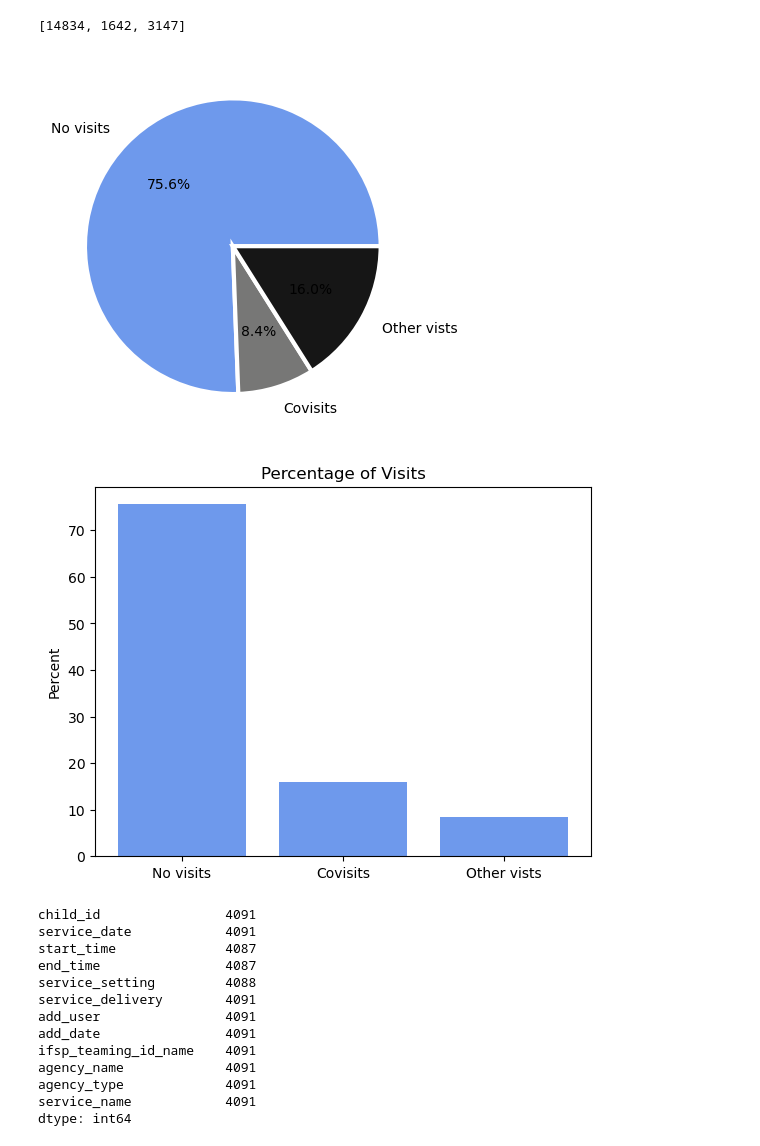
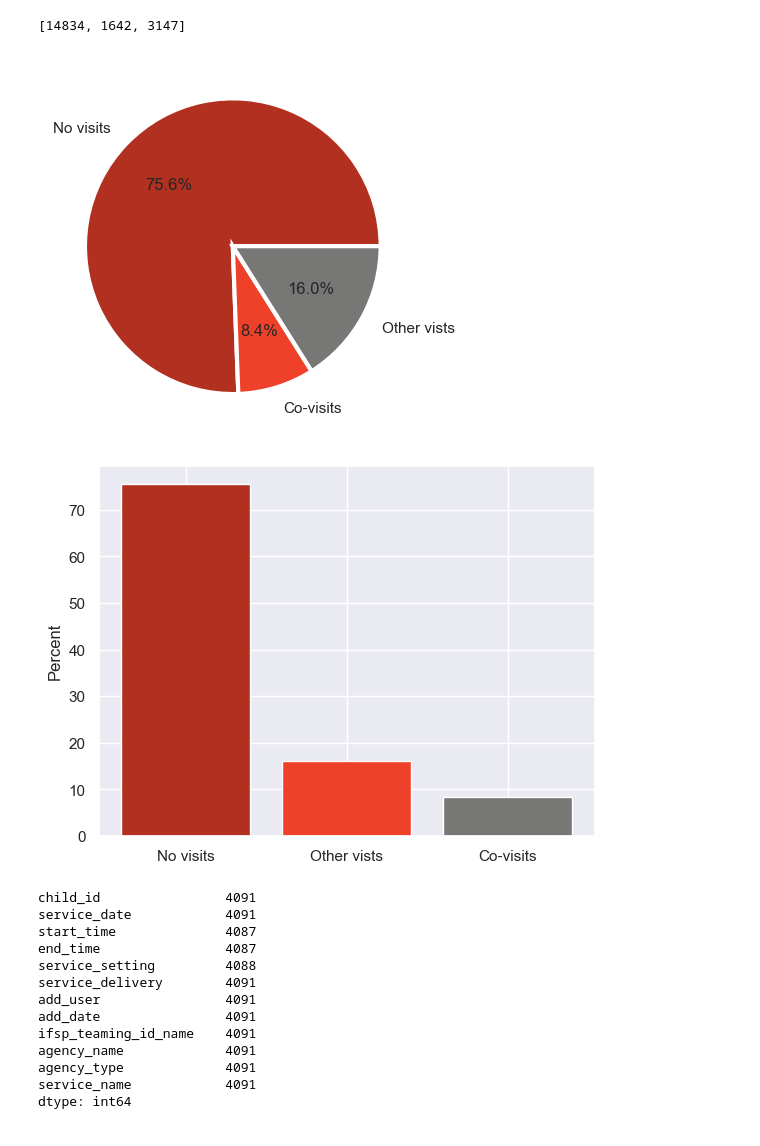
Before and after one commit to NSS-Data-Analytics-Cohort-8/teis_da8_1-sockswithsandals, a Jupyter notebook: notebooks/TEIS_IFSP_EDA.ipynb, the cells around one changed output. Cells and saved outputs as stored; diff of their text form; code cells hidden in the pictures.

```diff
--- a/notebooks/TEIS_IFSP_EDA.ipynb
+++ b/notebooks/TEIS_IFSP_EDA.ipynb
@@ -276,31 +276,36 @@ names = 'No visits', 'Covisits', 'Other vists'
 # %%
-colors = ["#6E99EC", "#777776", "#161616", "#C7CAD5", "#EF412A", "#F3EDE4", "#415A8C", "#B1301F", "#353535"]
+sns.set_theme()
+colors = ["#B1301F", "#EF412A", "#777776", "#C7CAD5", "#7099E9", "#415A8C", "#161616", "#343434"]
 sns.set_palette(colors)
 pieplt = plt.pie(pie1, labels=names, labeldistance=1.15, autopct='%1.1f%%', wedgeprops = { 'linewidth' : 3, 'edgecolor' : 'white' });
 #.pie(sizes, labels=labels, autopct='%1.1f%%')
 #pieplt.suptitle('Different types of oscillations', fontsize=16)
 plt.show();
 # %% [output]
-[figure, old version]
+[figure, new version]
+# %%
+barname = 'No visits','Other vists', 'Co-visits'
+bar = [perct_no_vis,perct_othervisits,perct_covisits]
+bar1 = bar[0:3]
 # %%
-colors = ["#6E99EC", "#777776", "#161616", "#C7CAD5", "#EF412A", "#F3EDE4", "#415A8C", "#B1301F", "#353535"]
+sns.set_theme()
+colors = ["#B1301F", "#EF412A", "#777776", "#C7CAD5", "#7099E9", "#415A8C", "#161616", "#343434"]
 sns.set_palette(colors)
 x_pos = np.arange(len(bar1))
 
 # Create bars and choose color
-plt.bar(x_pos, bar1)
+plt.bar(x_pos, bar1, color = colors)
 
 # Add title and axis names
-plt.title('Percentage of Visits')
 plt.ylabel('Percent')
 
 # Create names on the x axis
-plt.xticks(x_pos, names)
+plt.xticks(x_pos, barname)
 
 # Show graph
 plt.show()
 # %% [output]
-[figure, old version]
+[figure, new version]
 # %%
 #How many covists Delivered vs not delivered
 #Not filtered
```
Also changed, not shown: parts of 1 cell of this notebook.
